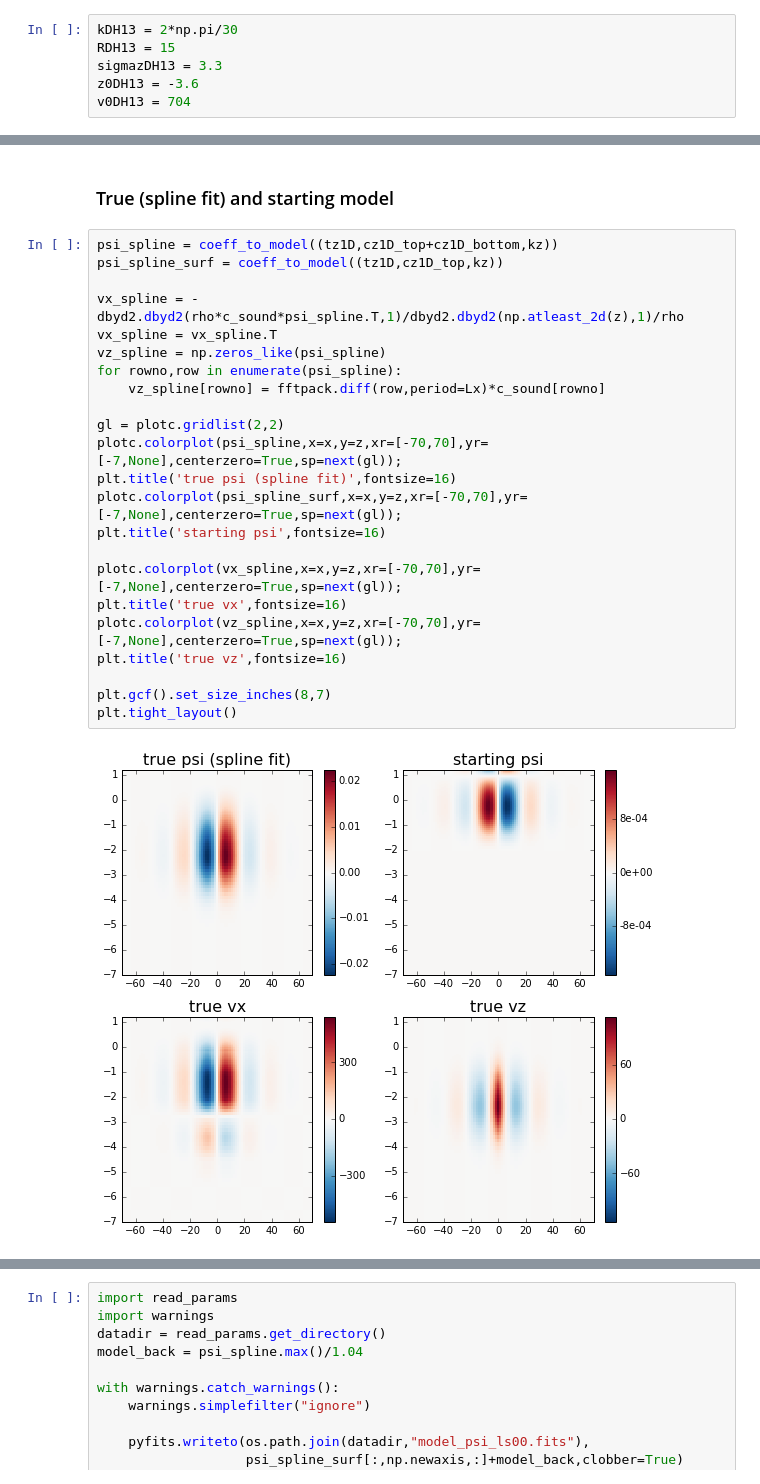
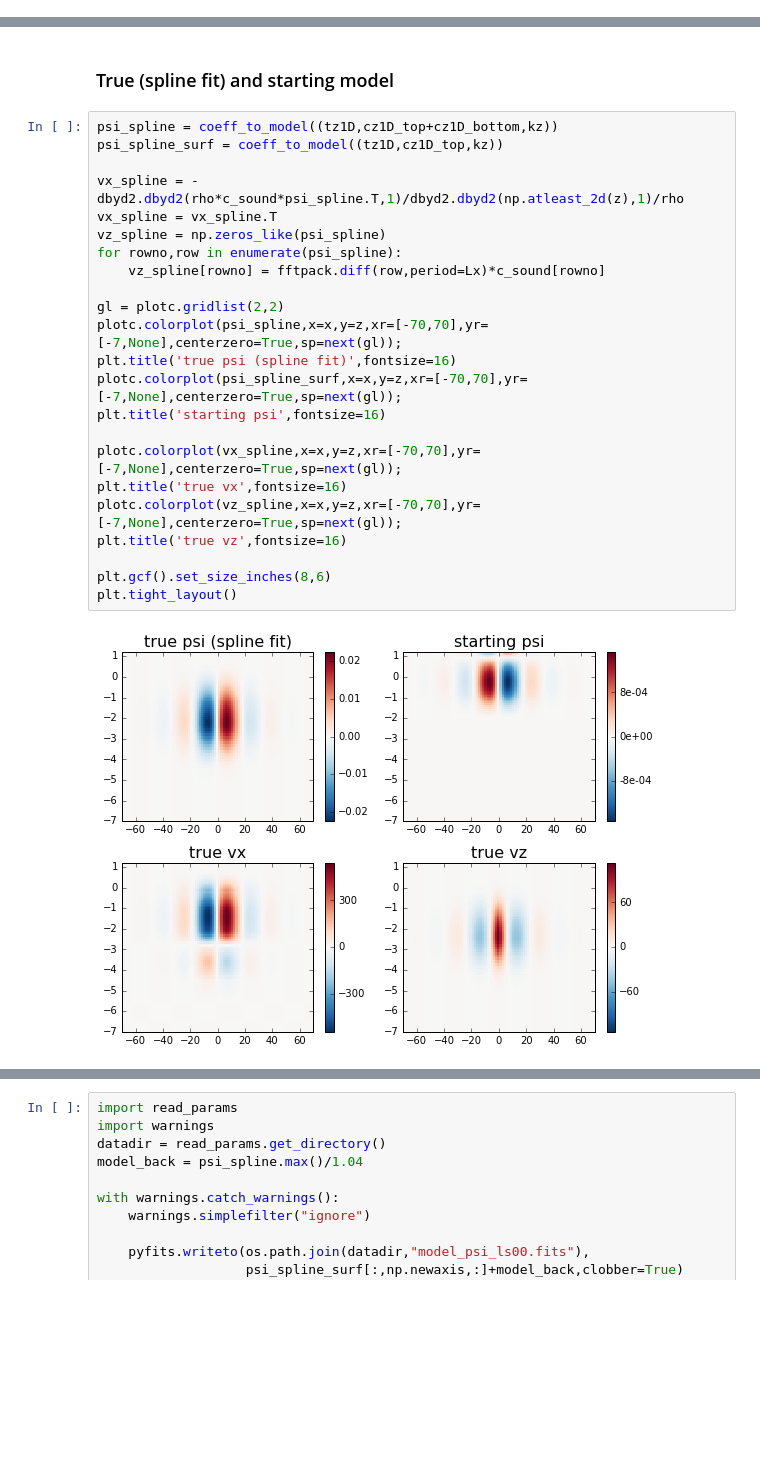
Before and after one commit to jishnub/sparc_flows, a Jupyter notebook: Supergranule_Spline.ipynb, the cells around one changed output, grey strips where cells are left out. Saved outputs shown, nothing was run; the diff lists cells and outputs as text; blank space fills up the shorter version.

```diff
--- a/Supergranule_Spline.ipynb
+++ b/Supergranule_Spline.ipynb
@@ -32,9 +30,3 @@ v0DH13 = 240
-# %%
-kDH13 = 2*np.pi/30
-RDH13 = 15
-sigmazDH13 = 3.3
-z0DH13 = -3.6
-v0DH13 = 704
 # %% [markdown]
 ## Spline only along z
 # %%
@@ -181,25 +175,25 @@ plt.savefig("plots/spline_fit_to_psi.eps")
 # %%
 psi_spline = coeff_to_model((tz1D,cz1D_top+cz1D_bottom,kz))
 psi_spline_surf = coeff_to_model((tz1D,cz1D_top,kz))
 
 vx_spline = -dbyd2.dbyd2(rho*c_sound*psi_spline.T,1)/dbyd2.dbyd2(np.atleast_2d(z),1)/rho
 vx_spline = vx_spline.T
 vz_spline = np.zeros_like(psi_spline)
 for rowno,row in enumerate(psi_spline):
     vz_spline[rowno] = fftpack.diff(row,period=Lx)*c_sound[rowno]
 
 gl = plotc.gridlist(2,2)
 plotc.colorplot(psi_spline,x=x,y=z,xr=[-70,70],yr=[-7,None],centerzero=True,sp=next(gl));
 plt.title('true psi (spline fit)',fontsize=16)
 plotc.colorplot(psi_spline_surf,x=x,y=z,xr=[-70,70],yr=[-7,None],centerzero=True,sp=next(gl));
 plt.title('starting psi',fontsize=16)
 
 plotc.colorplot(vx_spline,x=x,y=z,xr=[-70,70],yr=[-7,None],centerzero=True,sp=next(gl));
 plt.title('true vx',fontsize=16)
 plotc.colorplot(vz_spline,x=x,y=z,xr=[-70,70],yr=[-7,None],centerzero=True,sp=next(gl));
 plt.title('true vz',fontsize=16)
 
-plt.gcf().set_size_inches(8,7)
+plt.gcf().set_size_inches(8,6)
 plt.tight_layout()
 # %% [output]
-[figure, old version]
+[figure, new version]
```
Also changed, not shown: parts of 4 cells of this notebook.
